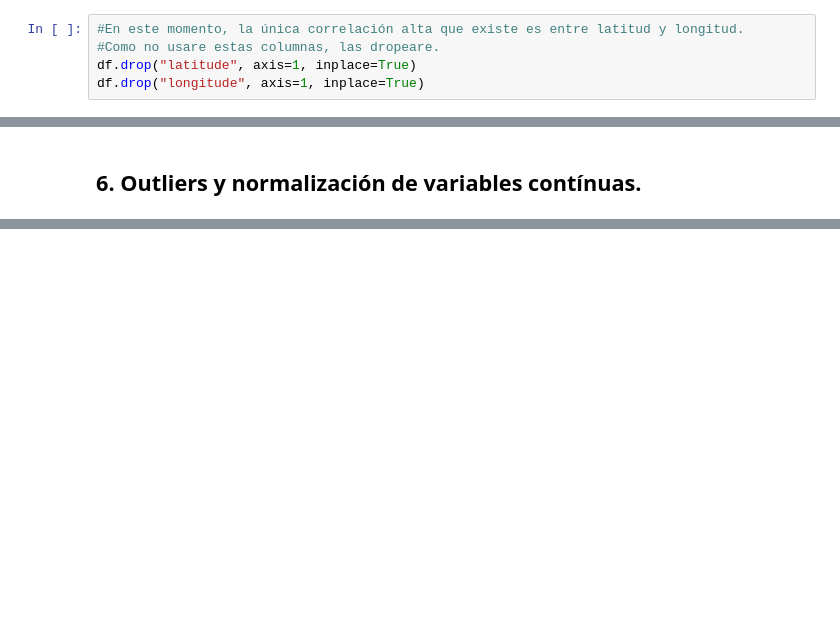
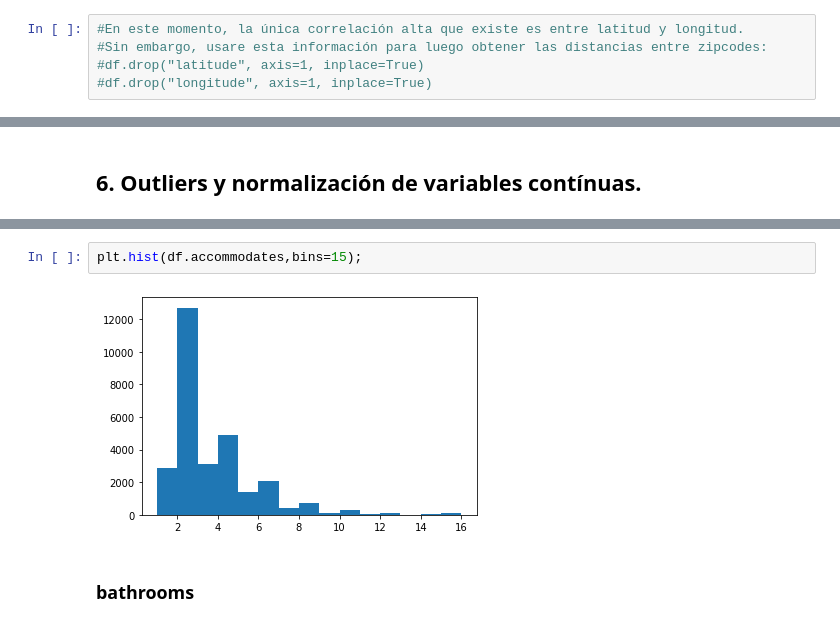
Before and after one commit to luisferlc/datamex1019, a Jupyter notebook: module-3/airbnb/airbnb kaggle.ipynb, the cells around one changed output, grey strips where cells are left out. Cells and saved outputs as stored; diff of their text form; blank space fills up the shorter version.

```diff
--- a/module-3/airbnb/airbnb kaggle.ipynb
+++ b/module-3/airbnb/airbnb kaggle.ipynb
@@ -63,6 +63,6 @@ sns.heatmap(df.corr(), cmap='viridis');
 [figure]
 # %%
 #En este momento, la única correlación alta que existe es entre latitud y longitud.
-#Como no usare estas columnas, las dropeare.
-df.drop("latitude", axis=1, inplace=True)
-df.drop("longitude", axis=1, inplace=True)
+#Sin embargo, usare esta información para luego obtener las distancias entre zipcodes:
+#df.drop("latitude", axis=1, inplace=True)
+#df.drop("longitude", axis=1, inplace=True)
@@ -650,0 +669,6 @@ df.head()
+# %%
+plt.hist(df.accommodates,bins=15);
+# %% [output]
+[figure, added]
+# %% [markdown]
+### bathrooms
```
Also changed, not shown: parts of 48 cells of this notebook.
